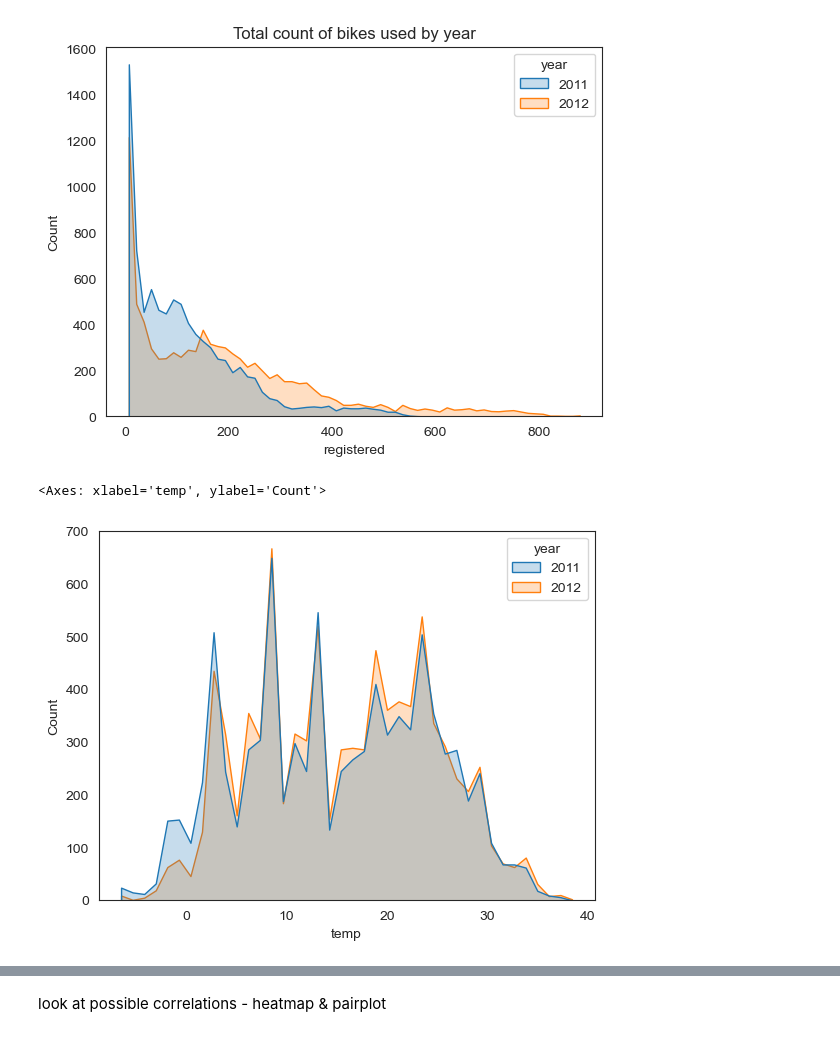
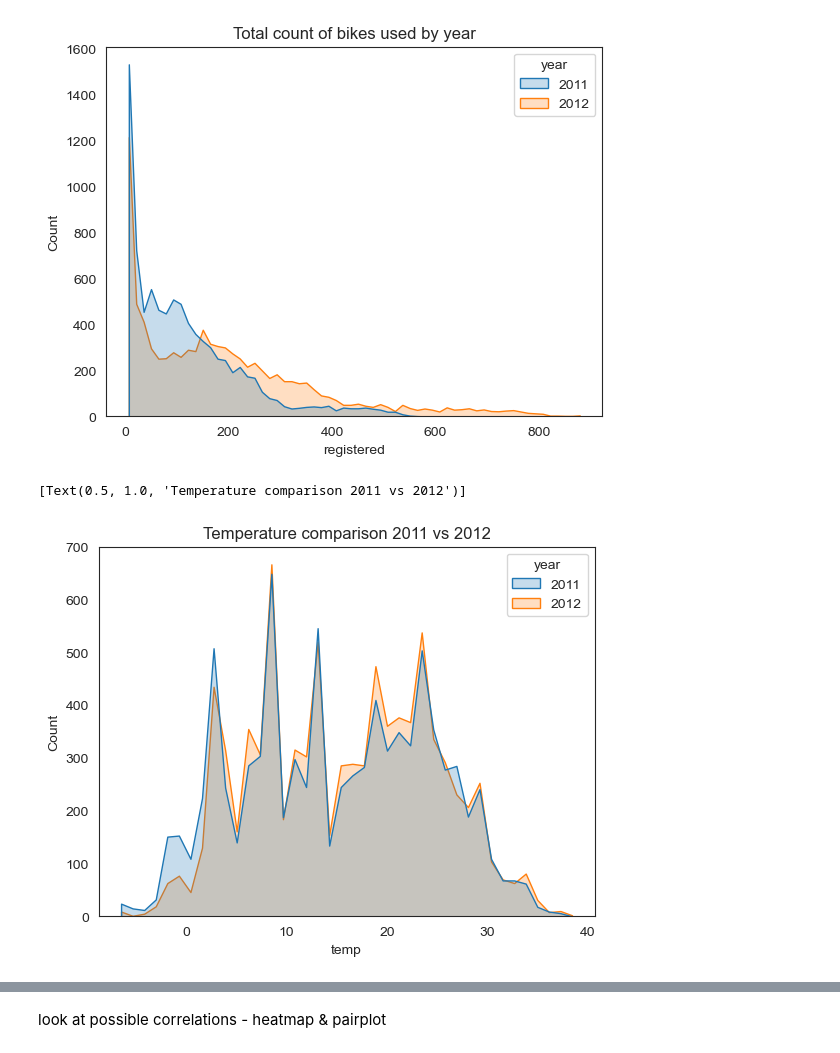
Before and after one commit to MiriamHerrmann/Bike-EDA, a Jupyter notebook: bike_eda.ipynb, the cells around one changed output, grey strips where cells are left out. Drawn from its saved outputs; the diff is of its cells as text; code cells hidden in the pictures.

```diff
--- a/bike_eda.ipynb
+++ b/bike_eda.ipynb
@@ -405,7 +418,7 @@ sns.histplot(x = 'registered', data= hd, hue='year', element='poly').set(title='
  #            hue="year",
   #           data=hd)
 # %%
-sns.histplot(x = 'temp', data= hd, hue='year', element='poly')
+sns.histplot(x = 'temp', data= hd, hue='year', element='poly').set(title='Temperature comparison 2011 vs 2012')
 # %% [output]
-<Axes: xlabel='temp', ylabel='Count'>
+[Text(0.5, 1.0, 'Temperature comparison 2011 vs 2012')]
-[figure, old version]
+[figure, new version]
```
Also changed, not shown: parts of 19 cells of this notebook.
